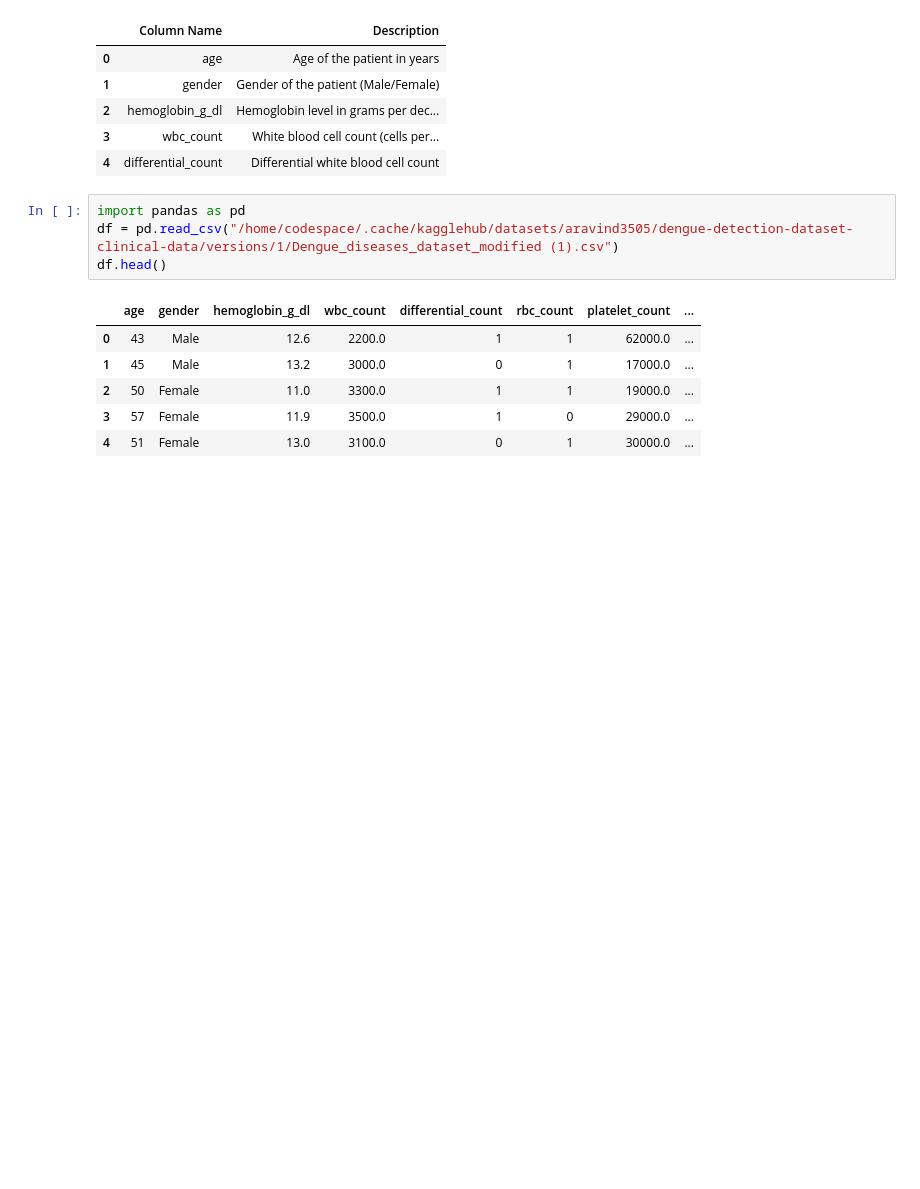
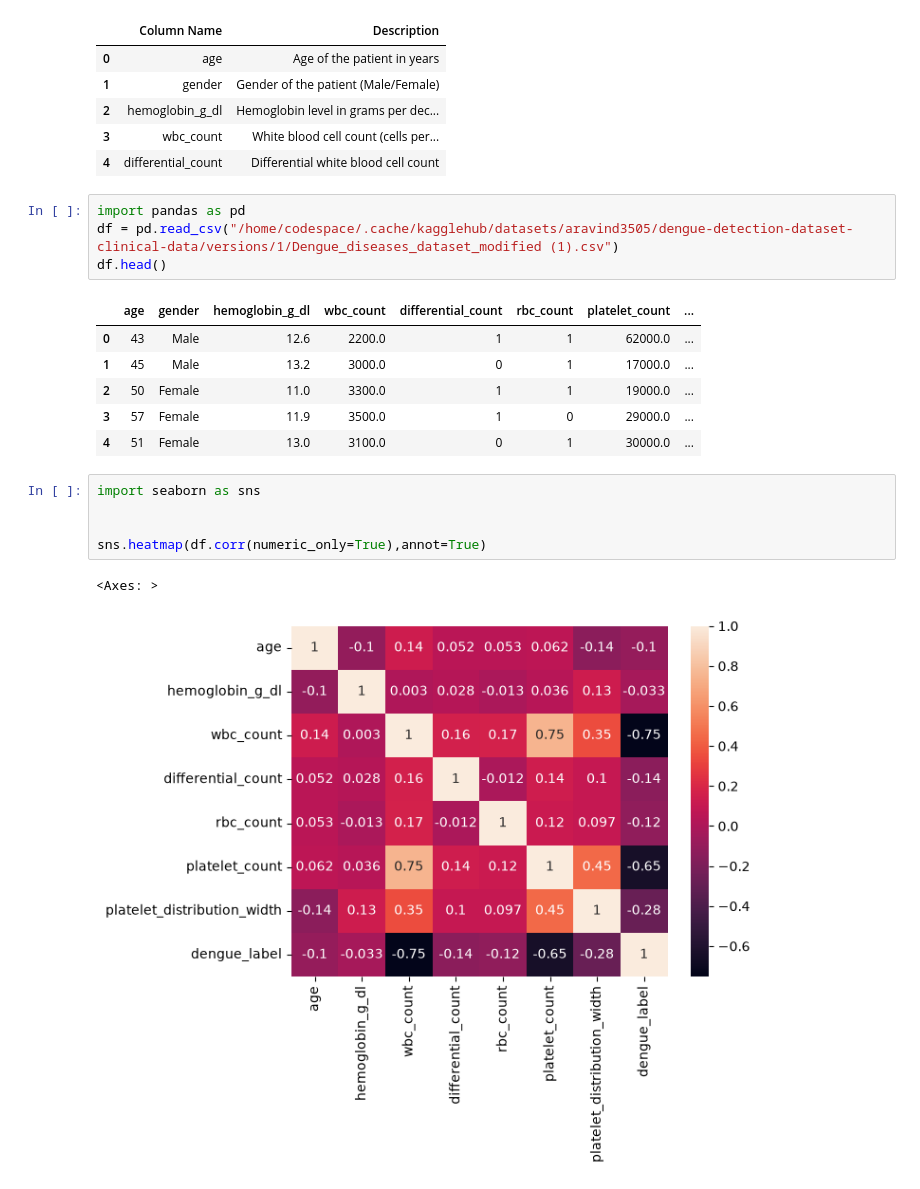
Before and after one commit to dmgg90/Dengue-Risk-Prediction-Model, a Jupyter notebook: Notebooks/Dengue Detection Dataset EDA.ipynb, the cells around one changed output. Saved outputs shown, nothing was run; the diff lists cells and outputs as text; blank space fills up the shorter version.

```diff
--- a/Notebooks/Dengue Detection Dataset EDA.ipynb
+++ b/Notebooks/Dengue Detection Dataset EDA.ipynb
@@ -29,3 +30,11 @@ df.head()
 | 2 | 50 | Female | 11.0 | 3300.0 | 1 | 1 | 19000.0 | ... |
 | 3 | 57 | Female | 11.9 | 3500.0 | 1 | 0 | 29000.0 | ... |
 | 4 | 51 | Female | 13.0 | 3100.0 | 0 | 1 | 30000.0 | ... |
+# %%
+import seaborn as sns
+
+
+sns.heatmap(df.corr(numeric_only=True),annot=True)
+# %% [output]
+<Axes: >
+[figure, added]
```
Also changed, not shown: parts of 11 cells of this notebook.
